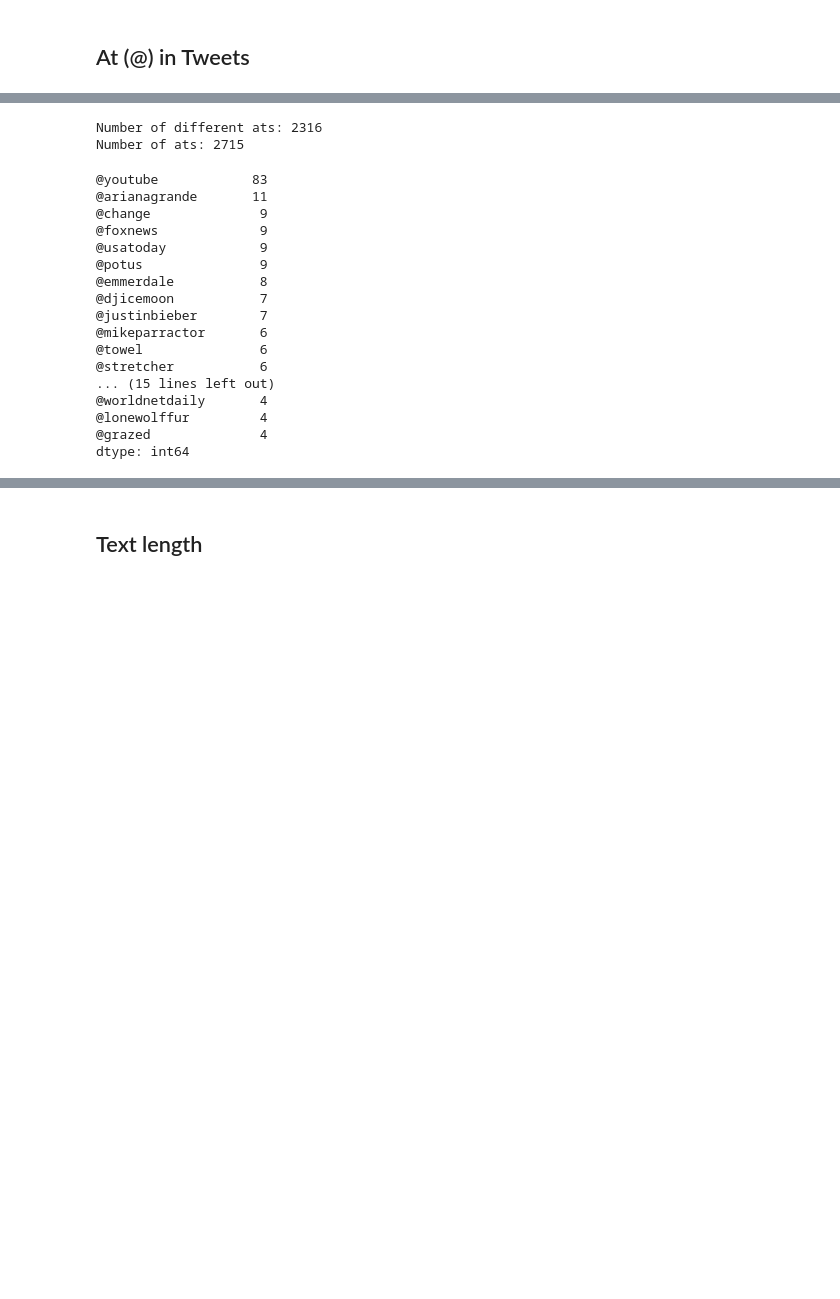
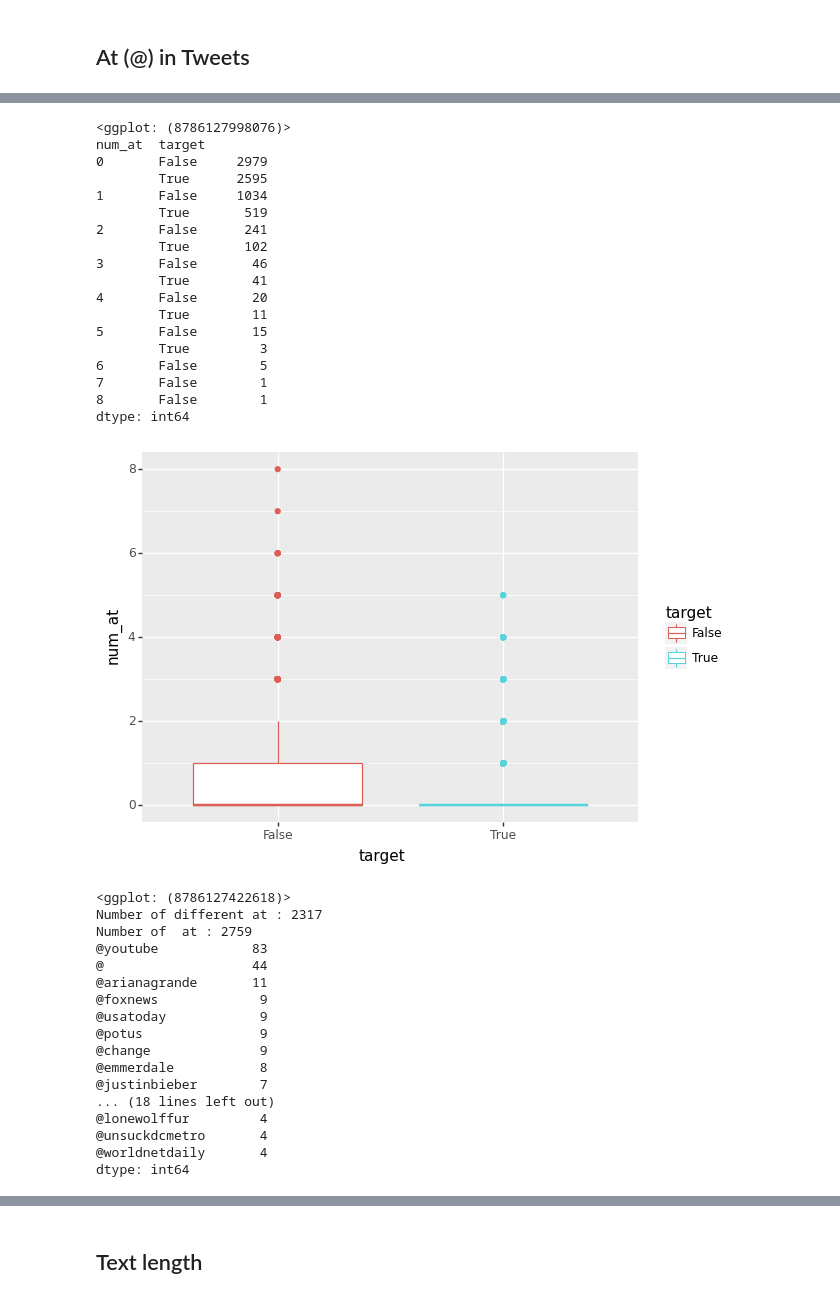
Before and after one commit to herwinvw/Real-or-Not-NLP-with-Disaster-Tweets, a Jupyter notebook: explorative_analysis.ipynb, the cells around one changed output, grey strips where cells are left out. Saved outputs shown, nothing was run; the diff lists cells and outputs as text; code cells hidden in the pictures; blank space fills up the shorter version.

```diff
--- a/explorative_analysis.ipynb
+++ b/explorative_analysis.ipynb
@@ -498,10 +437,0 @@ dtype: int64
-# %%
-train['at'] = train['text'].str.lower().apply(lambda x: re.findall(r'@\w+',x))
-from itertools import chain
-at_set = set(chain.from_iterable(train['at'].values))
-at_list = list(chain.from_iterable(train['at'].values))
-print("Number of different ats:", len(at_set))
-print("Number of ats:",len(at_list))
-# %% [output]
-Number of different ats: 2316
-Number of ats: 2715
@@ -512,20 +438,3 @@ for at in at_list:
-# %%
-ats.sort_values(ascending=False).head(30)
-# %% [output]
-@youtube            83
-@arianagrande       11
-@change              9
-@foxnews             9
-@usatoday            9
-@potus               9
-@emmerdale           8
-@djicemoon           7
-@justinbieber        7
-@mikeparractor       6
-@towel               6
-@stretcher           6
-... (15 lines left out)
-@worldnetdaily       4
-@lonewolffur         4
-@grazed              4
-dtype: int64
+# %%
+analyse_pattern(Patterns.MENTION_PATTERN,'at')
+# %% [output]
@@ -532,3 +451,39 @@ dtype: int64
+<ggplot: (8786127998076)>
+num_at  target
+0       False     2979
+        True      2595
+1       False     1034
+        True       519
+2       False      241
+        True       102
+3       False       46
+        True        41
+4       False       20
+        True        11
+5       False       15
+        True         3
+6       False        5
+7       False        1
+8       False        1
+dtype: int64
+[figure, added]
+<ggplot: (8786127422618)>
+Number of different at : 2317
+Number of  at : 2759
+@youtube            83
+@                   44
+@arianagrande       11
+@foxnews             9
+@usatoday            9
+@potus               9
+@change              9
+@emmerdale           8
+@justinbieber        7
+... (18 lines left out)
+@lonewolffur         4
+@unsuckdcmetro       4
+@worldnetdaily       4
+dtype: int64
 # %%
 train.loc[train['at'].apply(lambda x:'@youtube' in x),['text','target']].values
 # %% [output]
```
Also changed, not shown: parts of 35 cells of this notebook.
